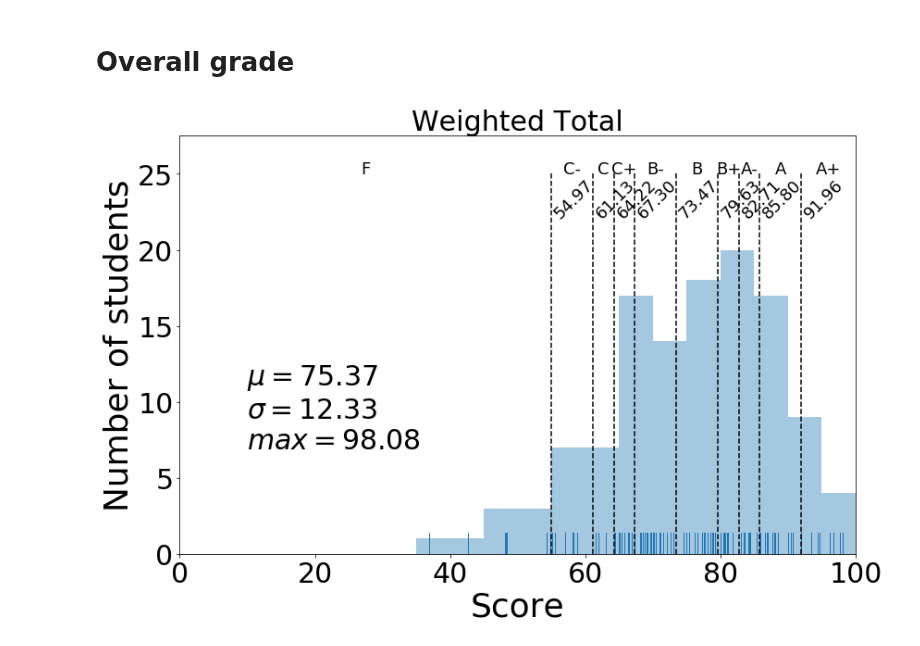
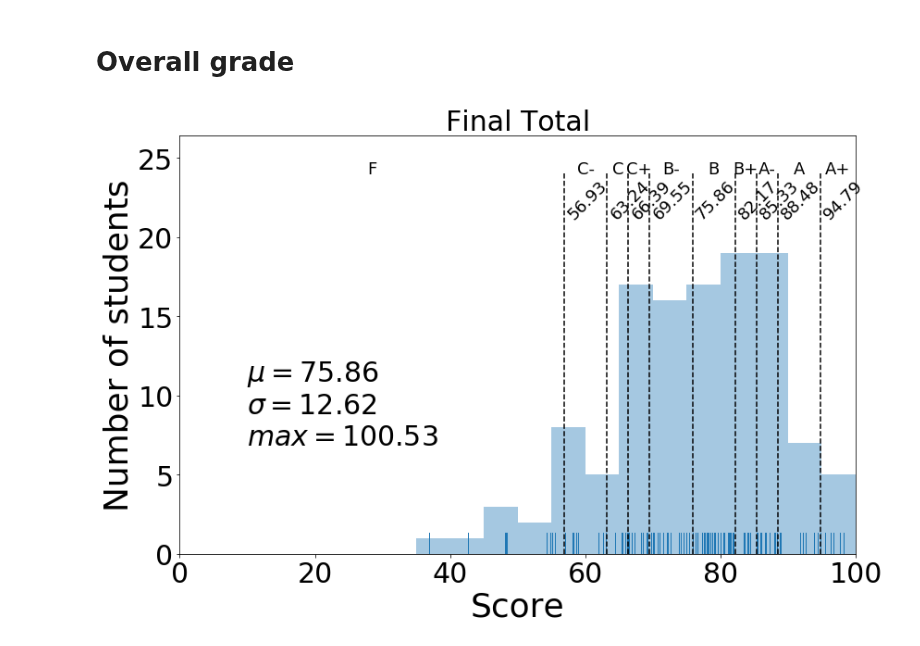
Before and after one commit to materialsvirtuallab/ceng114, a Jupyter notebook: grades/statsw2018.ipynb, the cells around one changed output. Saved outputs shown, nothing was run; the diff lists cells and outputs as text; code cells hidden in the pictures.

```diff
--- a/grades/statsw2018.ipynb
+++ b/grades/statsw2018.ipynb
@@ -189,12 +188,10 @@ cutoffs = bar_plot(d, "MT2", annotate=True)
 # cutoffs = bar_plot(d, "Final", annotate=True)
 # %% [markdown]
 # Overall grade
-# %%
-d["Final Total"] = np.minimum(d["Final Total"], 100)
 # %%
-cutoffs = bar_plot(d, "Weighted Total", annotate=True, offset=-1.9)
+cutoffs = bar_plot(d, "Final Total", annotate=True)
 # %% [output]
-[figure, old version]
+[figure, new version]
 # %%
 # The command below is used to generate the overall grade assignments for all students and dump it into a CSV file.
 # assign_grades(d, "Final Total", cutoffs=cutoffs)
```
Also changed, not shown: parts of 2 cells of this notebook.
